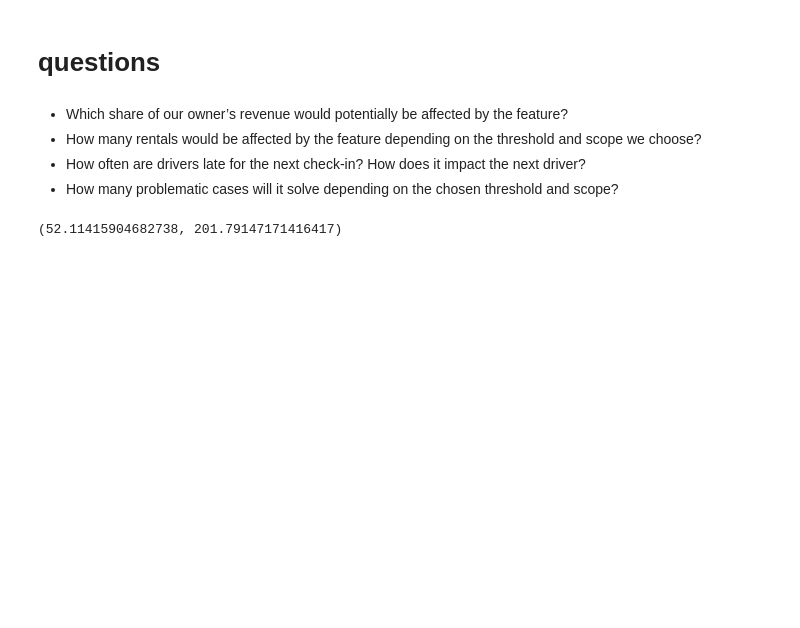
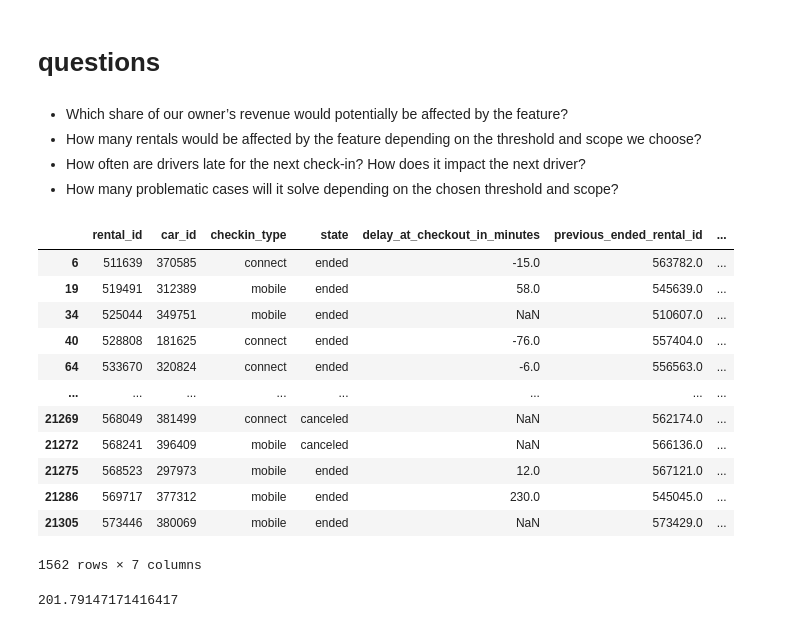
Before and after one commit to monolok/get_around, a Jupyter notebook: eda.ipynb, the cells around one changed output. Drawn from its saved outputs; the diff is of its cells as text; code cells hidden in the pictures; blank space fills up the shorter version.

```diff
--- a/eda.ipynb
+++ b/eda.ipynb
@@ -49,15 +93,30 @@ dtype: object
 #scope: should we enable the feature for all cars?, only Connect cars?
 threshold = 60
 scope_getaround_connect = True
+# %%
+delay_df[delay_df['time_delta_with_previous_rental_in_minutes'] > 0]
+# %% [output]
+|  | rental_id | car_id | checkin_type | state | delay_at_checkout_in_minutes | previous_ended_rental_id | ... |
+| 6 | 511639 | 370585 | connect | ended | -15.0 | 563782.0 | ... |
+| 19 | 519491 | 312389 | mobile | ended | 58.0 | 545639.0 | ... |
+| 34 | 525044 | 349751 | mobile | ended | NaN | 510607.0 | ... |
+| 40 | 528808 | 181625 | connect | ended | -76.0 | 557404.0 | ... |
+| 64 | 533670 | 320824 | connect | ended | -6.0 | 556563.0 | ... |
+| ... | ... | ... | ... | ... | ... | ... | ... |
+| 21269 | 568049 | 381499 | connect | canceled | NaN | 562174.0 | ... |
+| 21272 | 568241 | 396409 | mobile | canceled | NaN | 566136.0 | ... |
+| 21275 | 568523 | 297973 | mobile | ended | 12.0 | 567121.0 | ... |
+| 21286 | 569717 | 377312 | mobile | ended | 230.0 | 545045.0 | ... |
+| 21305 | 573446 | 380069 | mobile | ended | NaN | 573429.0 | ... |
+1562 rows × 7 columns
 # %%
 # Filter out cancellations as they do not have a delay
 rental_data_filtered = delay_df[delay_df['state'] == 'ended']
 # Calculate the percentage of rentals that were late
-late_rentals_percentage = (rental_data_filtered['delay_at_checkout_in_minutes'] > 0).mean() * 100
 # Calculate the average delay for rentals that were late
 average_delay = rental_data_filtered[rental_data_filtered['delay_at_checkout_in_minutes'] > 0]['delay_at_checkout_in_minutes'].mean()
-late_rentals_percentage, average_delay
+average_delay
 # %% [output]
-(52.11415904682738, 201.79147171416417)
+201.79147171416417
 # %%
 # Filter out rentals with delay at checkout in minutes greater than or equal to threshold
```
Also changed, not shown: parts of 12 cells of this notebook, 5 other files.
